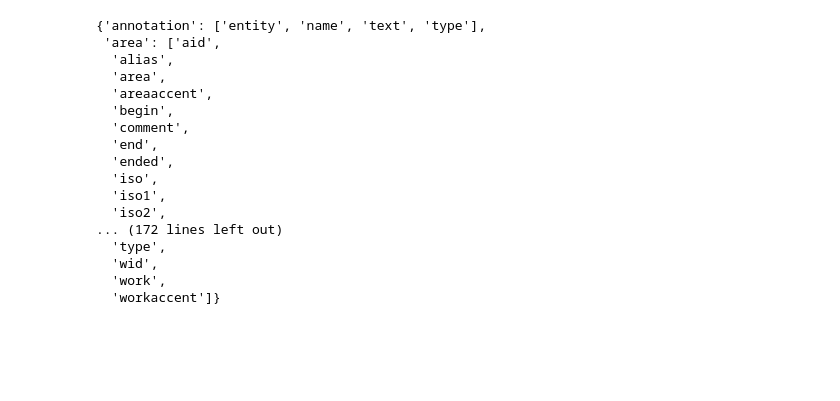
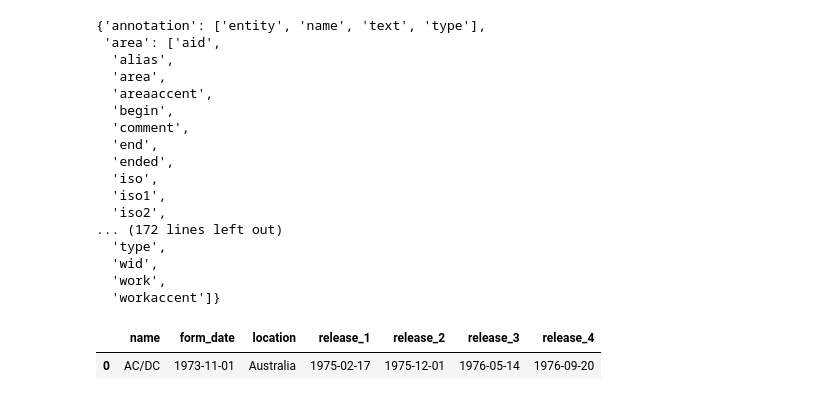
Before and after one commit to benstager/rockle, a Jupyter notebook: test.ipynb, the cells around one changed output. Drawn from its saved outputs; the diff is of its cells as text; code cells hidden in the pictures; blank space fills up the shorter version.

```diff
--- a/test.ipynb
+++ b/test.ipynb
@@ -199,7 +177,7 @@ def create_cleaned_artist(artist_name):
         start_band_date = music.search_artists(artist=artist_name)['artist-list'][0]['life-span']['begin']
 
         name = artist_name
-        begin_year = int(start_band_date)
+        begin_date = pd.Timestamp(start_band_date).date()
         area = artist_high_level['area']['name']
         albums = []
 
@@ -215,17 +193,18 @@ def create_cleaned_artist(artist_name):
 
         final_dict = {
             'name':artist_name,
-            'form_date':begin_year,
+            'form_date':begin_date,
             'location':area,
             'release_1':first_four_years[0],
             'release_2':first_four_years[1],
             'release_3':first_four_years[2],
             'release_4':first_four_years[3]
         }
+    except:
+        print(f'FAILED: {artist_name}')
+        return None
 
-        return pd.DataFrame(final_dict,index=[0])
-    except:
-        return None
+    return pd.DataFrame(final_dict,index=[0])
 # %%
 data_points = []
 
@@ -318,0 +334,9 @@ m
+# %%
+rock_band_df = pd.read_csv('band_unit_test.csv')
+# %%
+missing_bands = np.setdiff1d(rock_bands, rock_band_df['name'].values)
+# %%
+create_cleaned_artist(artist_name=missing_bands[0])
+# %% [output]
+|  | name | form_date | location | release_1 | release_2 | release_3 | release_4 |
+| 0 | AC/DC | 1973-11-01 | Australia | 1975-02-17 | 1975-12-01 | 1976-05-14 | 1976-09-20 |
```
Also changed, not shown: parts of 19 cells of this notebook.
